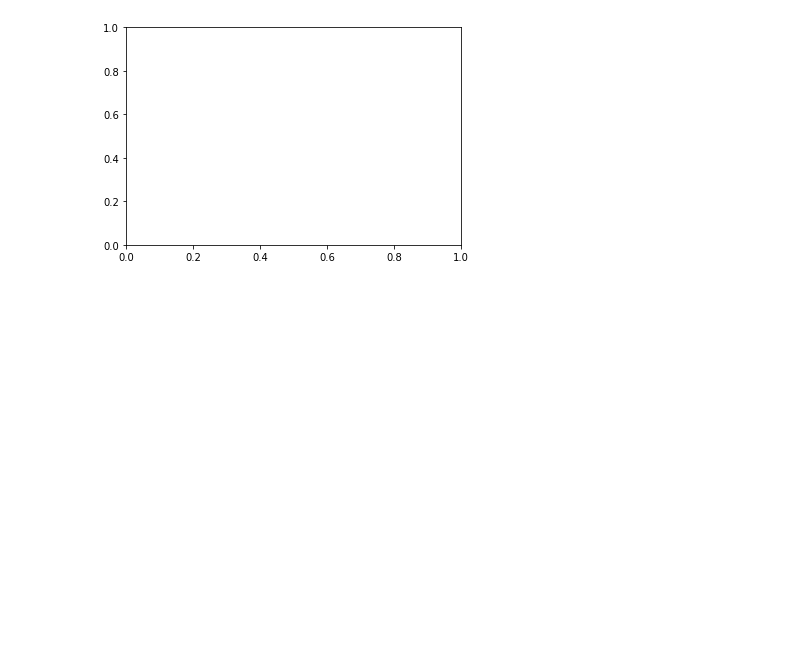
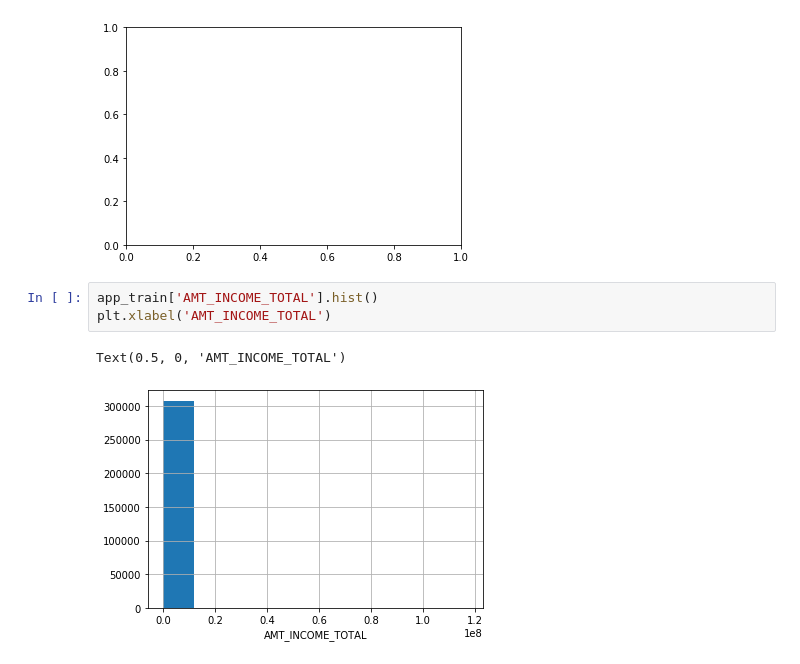
Before and after one commit to pupucat0602/ML100Days, a Jupyter notebook: homework/Day_008_HW.ipynb, the cells around one changed output. Cells and saved outputs as stored; diff of their text form; blank space fills up the shorter version.

```diff
--- a/homework/Day_008_HW.ipynb
+++ b/homework/Day_008_HW.ipynb
@@ -106,3 +106,9 @@ plt.close()      # 關閉圖表
 # %% [output]
 ValueError: shape mismatch: objects cannot be broadcast to a single shape
 [figure]
+# %%
+app_train['AMT_INCOME_TOTAL'].hist()
+plt.xlabel('AMT_INCOME_TOTAL')
+# %% [output]
+Text(0.5, 0, 'AMT_INCOME_TOTAL')
+[figure, added]
```
Also changed, not shown: parts of 1 cell of this notebook.
